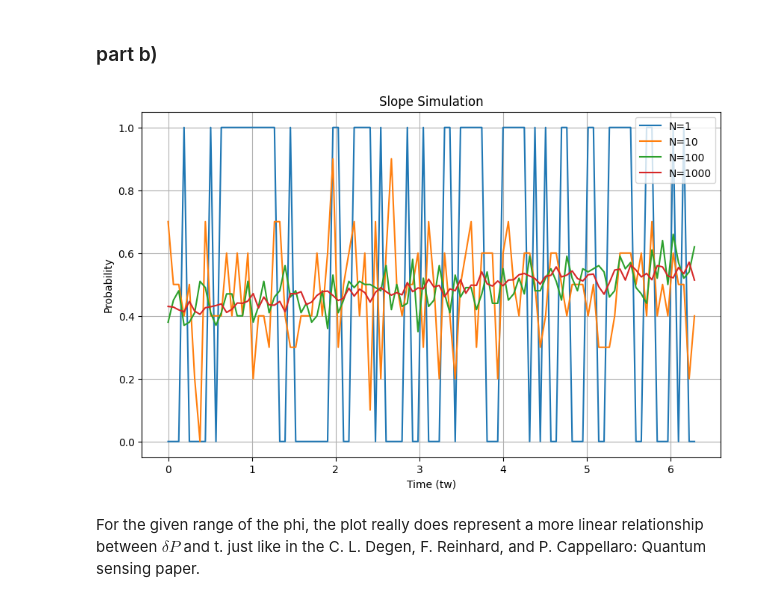
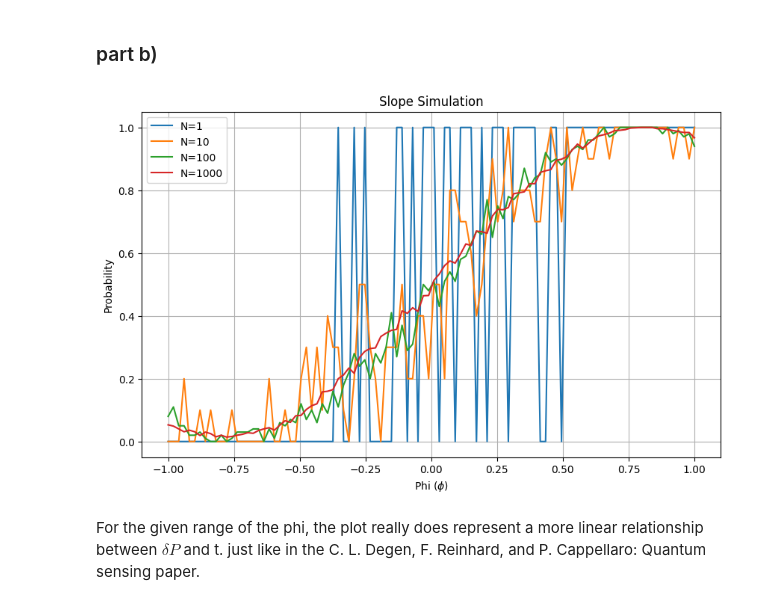
Before and after one commit to shashankd95/QuTipSimulations, a Jupyter notebook: QST_Stats2.ipynb, the cells around one changed output. Saved outputs shown, nothing was run; the diff lists cells and outputs as text; code cells hidden in the pictures.

```diff
--- a/QST_Stats2.ipynb
+++ b/QST_Stats2.ipynb
@@ -207,33 +203,36 @@ plt.show()
 # %%
 phi_t = np.linspace(-1, 1, 100)
 
-tw_phi = tw_2 + phi_t/omega
+def ProbFunc_phi(tp, tw, omega, delta, omegap, phi):
+    new_delta = delta + phi
+    return ProbFunc(tp, tw, omega, new_delta, omegap)
+
 data_1    = [np.random.binomial(n=1,
-            p=ProbFunc(tp, i, omega, delta, omegap))/1
-            for i in tw_phi]
+            p=ProbFunc_phi(tp, tw_2, omega, delta, omegap, i))/1
+            for i in phi_t]
 data_10   = [np.random.binomial(n=10,
-            p=ProbFunc(tp, i, omega, delta, omegap))/10
-            for i in tw_phi]
+            p=ProbFunc_phi(tp, tw_2, omega, delta, omegap, i))/10
+            for i in phi_t]
 data_100  = [np.random.binomial(n=100,
-            p=ProbFunc(tp, i, omega, delta, omegap))/100
-            for i in tw_phi]
+            p=ProbFunc_phi(tp, tw_2, omega, delta, omegap, i))/100
+            for i in phi_t]
 data_1000 = [np.random.binomial(n=1000,
-            p=ProbFunc(tp, i, omega, delta, omegap))/1000
-            for i in tw_phi]
+            p=ProbFunc_phi(tp, tw_2, omega, delta, omegap, i))/1000
+            for i in phi_t]
 
 plt.figure(figsize = (10, 6))
-plt.plot(tw, np.array(data_1), label = 'N=1')
-plt.plot(tw, np.array(data_10), label = 'N=10')
-plt.plot(tw, np.array(data_100), label = 'N=100')
-plt.plot(tw, np.array(data_1000), label = 'N=1000')
-plt.xlabel('Time (tw)')
+plt.plot(phi_t, np.array(data_1), label = 'N=1')
+plt.plot(phi_t, np.array(data_10), label = 'N=10')
+plt.plot(phi_t, np.array(data_100), label = 'N=100')
+plt.plot(phi_t, np.array(data_1000), label = 'N=1000')
+plt.xlabel('Phi ($\phi$)')
 plt.ylabel('Probability')
 plt.title('Slope Simulation')
 plt.legend()
 plt.grid(True)
 plt.show()
 # %% [output]
-[figure, old version]
+[figure, new version]
 # %% [markdown]
 For the given range of the phi, the plot really does represent a more linear relationship between $\delta P$ and t. just like in the C. L. Degen, F. Reinhard, and P. Cappellaro: Quantum sensing paper.
 # %% [markdown]
```
Also changed, not shown: parts of 6 cells of this notebook.
